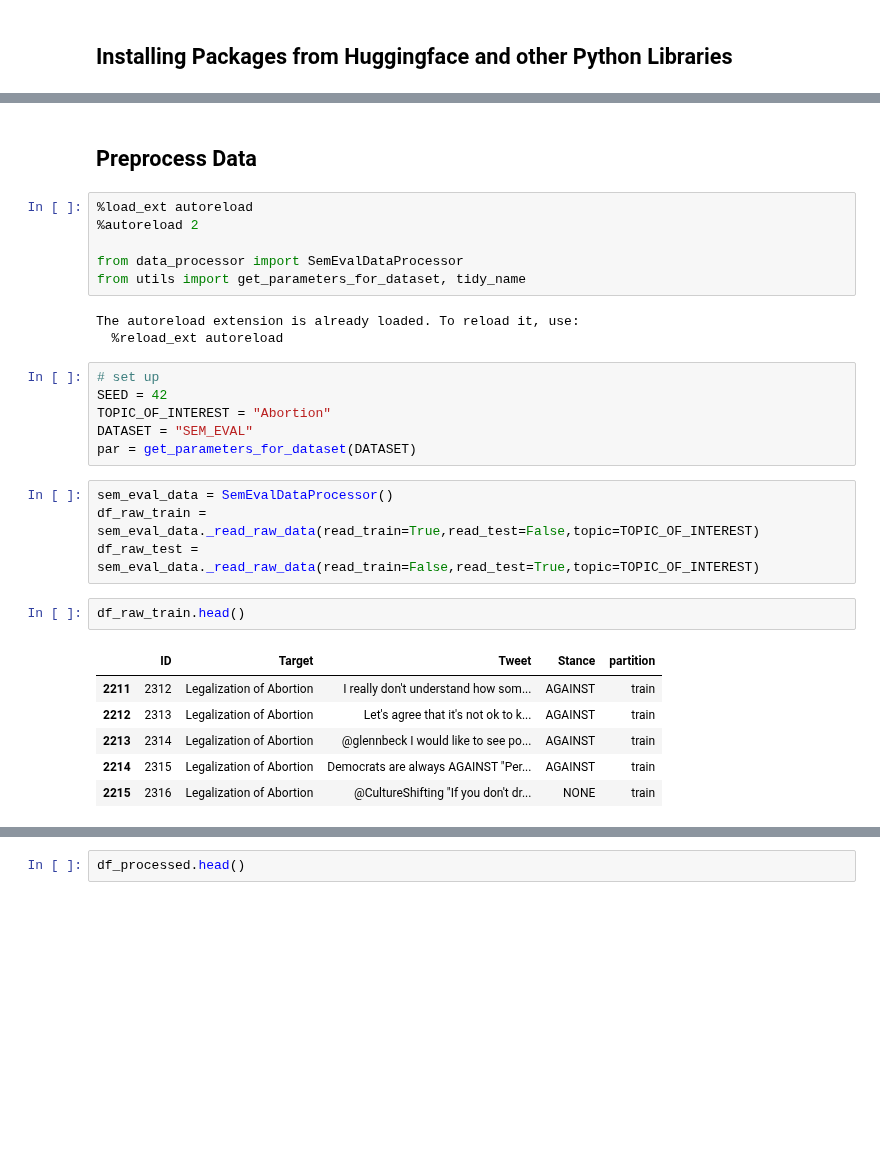
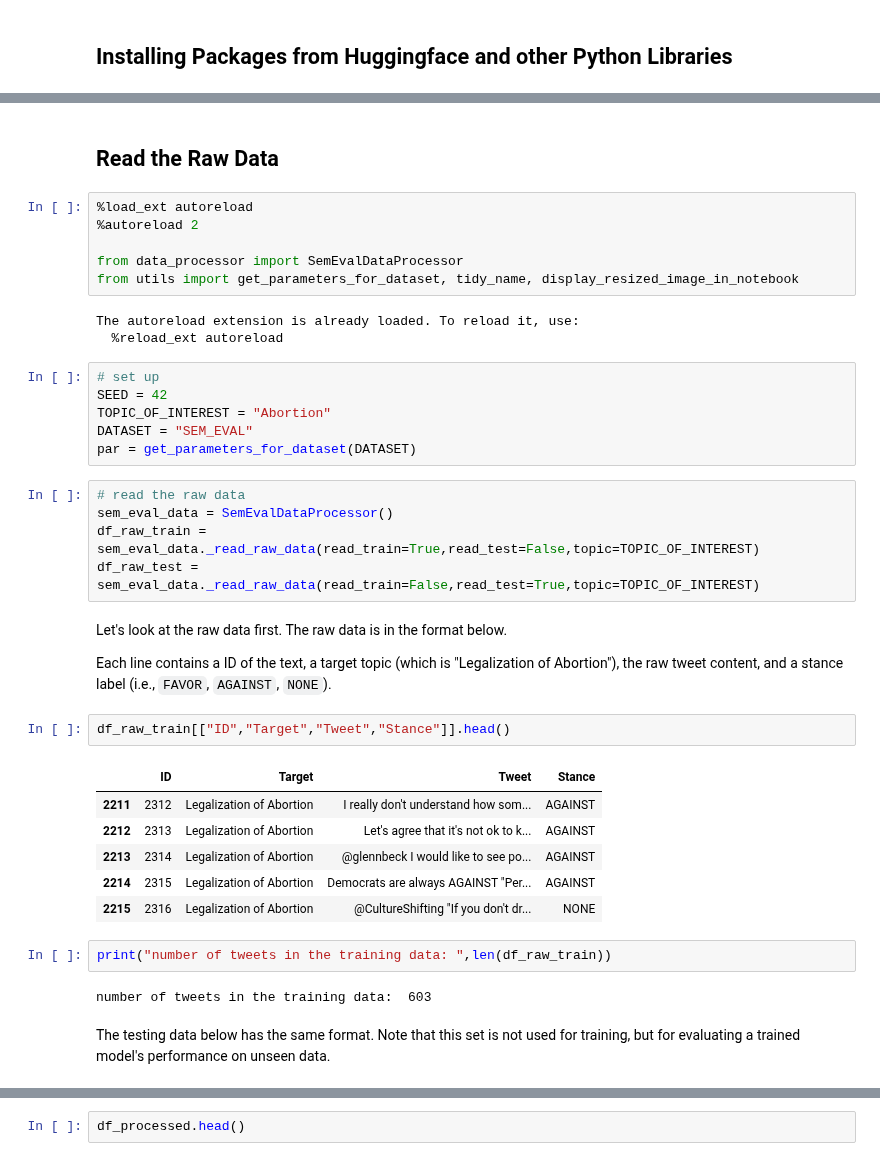
Before and after one commit to yunshiuan/prelim_stance_detection, a Jupyter notebook: bert-tuning_colab.ipynb, the cells around one changed output, grey strips where cells are left out. Drawn from its saved outputs; the diff is of its cells as text; blank space fills up the shorter version.

```diff
--- a/bert-tuning_colab.ipynb
+++ b/bert-tuning_colab.ipynb
@@ -194,12 +195,12 @@ else:
 /home/sean/prelim_stance_detection/scripts
 # %% [markdown]
-## Preprocess Data
+## Read the Raw Data
 # %%
 %load_ext autoreload
 %autoreload 2
 
 from data_processor import SemEvalDataProcessor
-from utils import get_parameters_for_dataset, tidy_name
+from utils import get_parameters_for_dataset, tidy_name, display_resized_image_in_notebook
 # %% [output]
 The autoreload extension is already loaded. To reload it, use:
   %reload_ext autoreload
@@ -210,16 +211,27 @@ TOPIC_OF_INTEREST = "Abortion"
 DATASET = "SEM_EVAL"
 par = get_parameters_for_dataset(DATASET)
 # %%
+# read the raw data
 sem_eval_data = SemEvalDataProcessor()
 df_raw_train = sem_eval_data._read_raw_data(read_train=True,read_test=False,topic=TOPIC_OF_INTEREST)
 df_raw_test = sem_eval_data._read_raw_data(read_train=False,read_test=True,topic=TOPIC_OF_INTEREST)
+# %% [markdown]
+Let's look at the raw data first. The raw data is in the format below.
+
+Each line contains a ID of the text, a target topic (which is "Legalization of Abortion"), the raw tweet content, and a stance label (i.e., `FAVOR`, `AGAINST`, `NONE`).
 # %%
-df_raw_train.head()
+df_raw_train[["ID","Target","Tweet","Stance"]].head()
 # %% [output]
-|  | ID | Target | Tweet | Stance | partition |
-| 2211 | 2312 | Legalization of Abortion | I really don't understand how som... | AGAINST | train |
-| 2212 | 2313 | Legalization of Abortion | Let's agree that it's not ok to k... | AGAINST | train |
-| 2213 | 2314 | Legalization of Abortion | @glennbeck I would like to see po... | AGAINST | train |
-| 2214 | 2315 | Legalization of Abortion | Democrats are always AGAINST "Per... | AGAINST | train |
-| 2215 | 2316 | Legalization of Abortion | @CultureShifting "If you don't dr... | NONE | train |
+|  | ID | Target | Tweet | Stance |
+| 2211 | 2312 | Legalization of Abortion | I really don't understand how som... | AGAINST |
+| 2212 | 2313 | Legalization of Abortion | Let's agree that it's not ok to k... | AGAINST |
+| 2213 | 2314 | Legalization of Abortion | @glennbeck I would like to see po... | AGAINST |
+| 2214 | 2315 | Legalization of Abortion | Democrats are always AGAINST "Per... | AGAINST |
+| 2215 | 2316 | Legalization of Abortion | @CultureShifting "If you don't dr... | NONE |
+# %%
+print("number of tweets in the training data: ",len(df_raw_train))
+# %% [output]
+number of tweets in the training data:  603
+# %% [markdown]
+The testing data below has the same format. Note that this set is not used for training, but for evaluating a trained model's performance on unseen data.
 # %%
```
Also changed, not shown: parts of 49 cells of this notebook, 1 other file.
